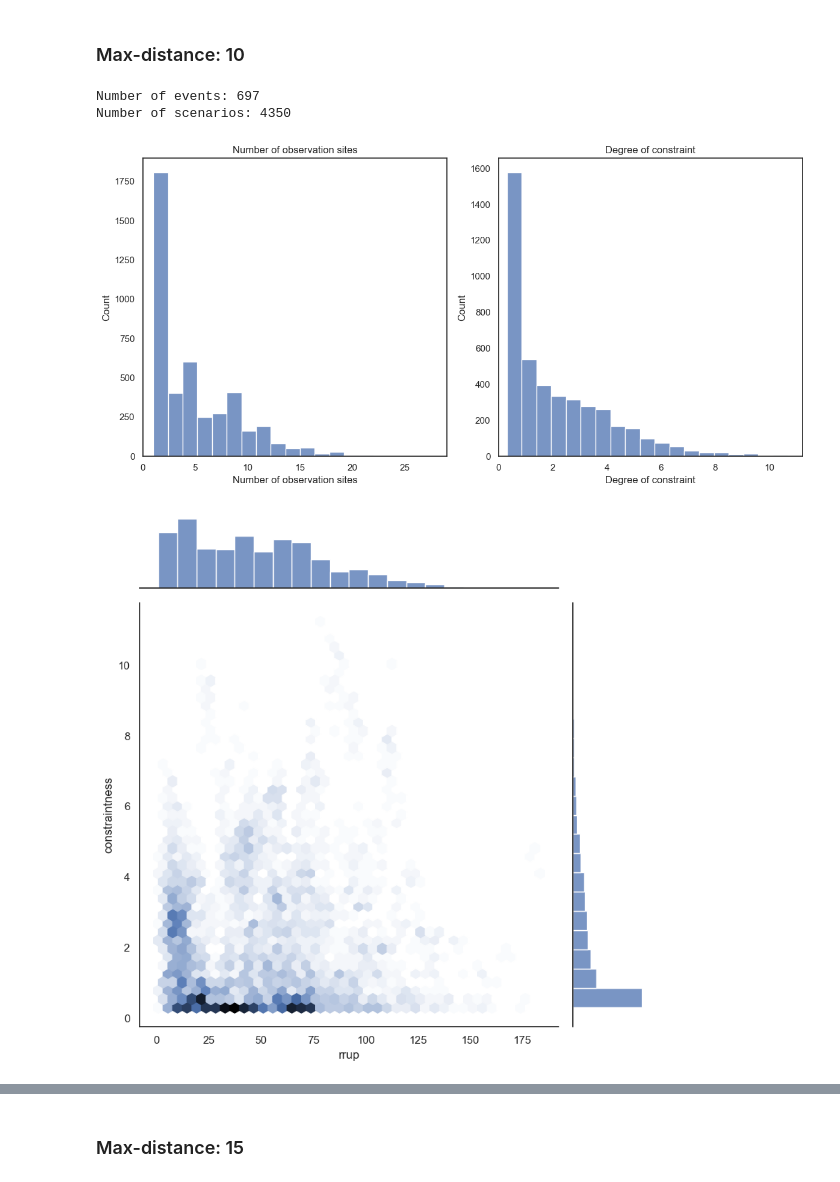
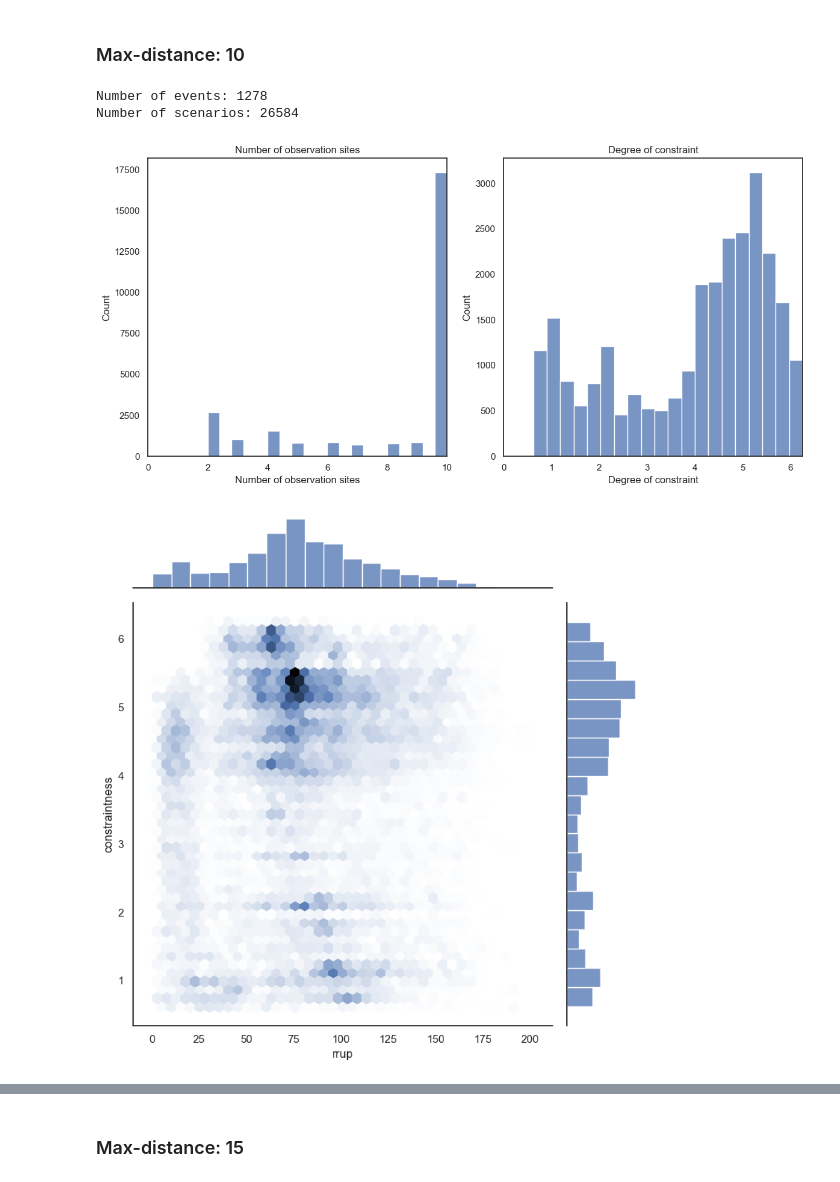
Before and after one commit to claudio525/post_event_gm_gnn, a Jupyter notebook: sim_ranking/explore/scenario_data/scenario_exploration.ipynb, the cells around one changed output, grey strips where cells are left out. Drawn from its saved outputs; the diff is of its cells as text; code cells hidden in the pictures.

Commit message:
Bug fix, tidy up, refactor, uniform grid site generation, marginal bias & residual std investigation,

```diff
--- a/sim_ranking/explore/scenario_data/scenario_exploration.ipynb
+++ b/sim_ranking/explore/scenario_data/scenario_exploration.ipynb
@@ -32,12 +32,18 @@ warnings.simplefilter(action='ignore', category=FutureWarning)
 # Config
 # nzgmdb_ffp = Path("/Users/claudy/dev/work/data/gm_datasets/nz_gmdb/v3.0/Tables/ground_motion_im_table_rotd50_flat.csv")
 # nzgmdb_ffp = Path("/Users/claudy/dev/work/data/gm_datasets/nz_gmdb/v3.3/Tables/ground_motion_im_table_rotd50_flat.csv")
-nzgmdb_ffp = Path("/Users/claudy/dev/work/data/gm_datasets/nz_gmdb/v3.4/Tables/ground_motion_im_table_rotd50_flat.csv")
+# nzgmdb_ffp = Path("/Users/claudy/dev/work/data/gm_datasets/nz_gmdb/v3.4/Tables/ground_motion_im_table_rotd50_flat.csv")
+nzgmdb_ffp = Path("/Users/claudy/dev/work/data/gm_datasets/nz_gmdb/v4.2/custom/mod_ground_motion_im_table_rotd50_flat.csv")
 # %% [markdown]
 **NZGMDB version:** `{python} str(nzgmdb_ffp.parent.parent.name)`
 # %%
 ### Data loading
-obs_data = sr.ObservedData.from_nzgmdb_flat(nzgmdb_ffp, sr.constants.NZGMDBVersion.v3p4)
-obs_data.drop_nan()
+obs_data = sr.data.load_obs_nzgmdb(nzgmdb_ffp)
 print(f"Number of records: {obs_data.n_records}")
+
+events, all_sites = obs_data.events, obs_data.sites
+event_sites = obs_data.event_sites
+print(f"Number of events: {len(events)}")
+print(f"Number of sites: {len(all_sites)}")
+print(f"Number of records: {obs_data.n_records}")
 # %% [output]
@@ -98,7 +91,7 @@ Only consider records that would experience shaking PGA > 0.01g for a magnitude
 # Get the set of valid site-interests per event
 print(f"Getting valid sites of interest")
 valid_int_sites, valid_event_int_sites, valid_record_ids = sr.ml.data.get_valid_site_ints(
-    obs_data.event_sites, obs_data.record_df.drop(columns=obs_data.IM_COLUMNS)
+    obs_data.event_sites, obs_data.record_df.drop(columns=obs_data.ims)
 )
 cur_record_df = obs_data.record_df.loc[valid_record_ids]
 # %% [output]
@@ -124,9 +117,9 @@ fig.tight_layout()
 # %% [markdown]
 ## Scenario Computation
 # %%
-def run_scenario_computation(max_dist: int):
+def run_scenario_computation(max_dist: int, closest_max_dist: int, max_n_obs_sites: int, min_n_obs_sites: int):
     # Compute potential scenarios
-    dist_matrix = sh.im_dist.calculate_distance_matrix(all_sites, obs_data.site_df)
+    dist_matrix = sr.utils.calculate_distance_matrix(all_sites, obs_data.site_df)
     lb_corr_data = sr.LBSiteCorrelationData.from_dist_matrix(dist_matrix, sr.constants.PSA_KEYS)
 
     valid_events = list(valid_event_int_sites.keys())
@@ -138,6 +131,9 @@ def run_scenario_computation(max_dist: int):
             obs_data.sites,
             obs_data.sites,
             max_dist=max_dist,
+            closest_max_dist=closest_max_dist,
+            max_n_obs_sites=max_n_obs_sites,
+            min_n_obs_sites=min_n_obs_sites,
         )
 
     # Get scenario df
@@ -169,9 +165,9 @@ def run_scenario_computation(max_dist: int):
 # %% [markdown]
 ### Max-distance: 10
 # %%
-run_scenario_computation(10)
+run_scenario_computation(10, 10, 10, 2)
 # %% [output]
-Number of events: 697
-Number of scenarios: 4350
+Number of events: 1278
+Number of scenarios: 26584
-[figure, old version]
+[figure, new version]
-[figure, old version]
+[figure, new version]
```
Also changed, not shown: parts of 13 cells of this notebook, 10 other files.
